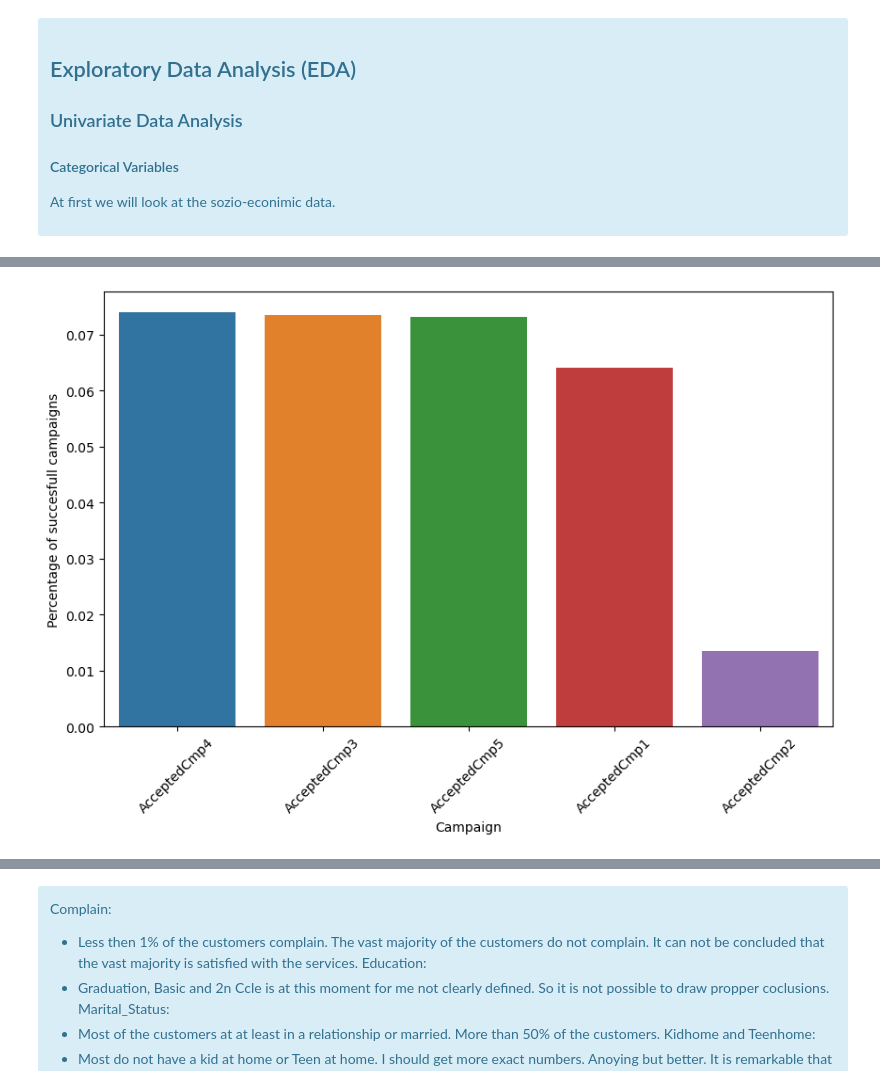
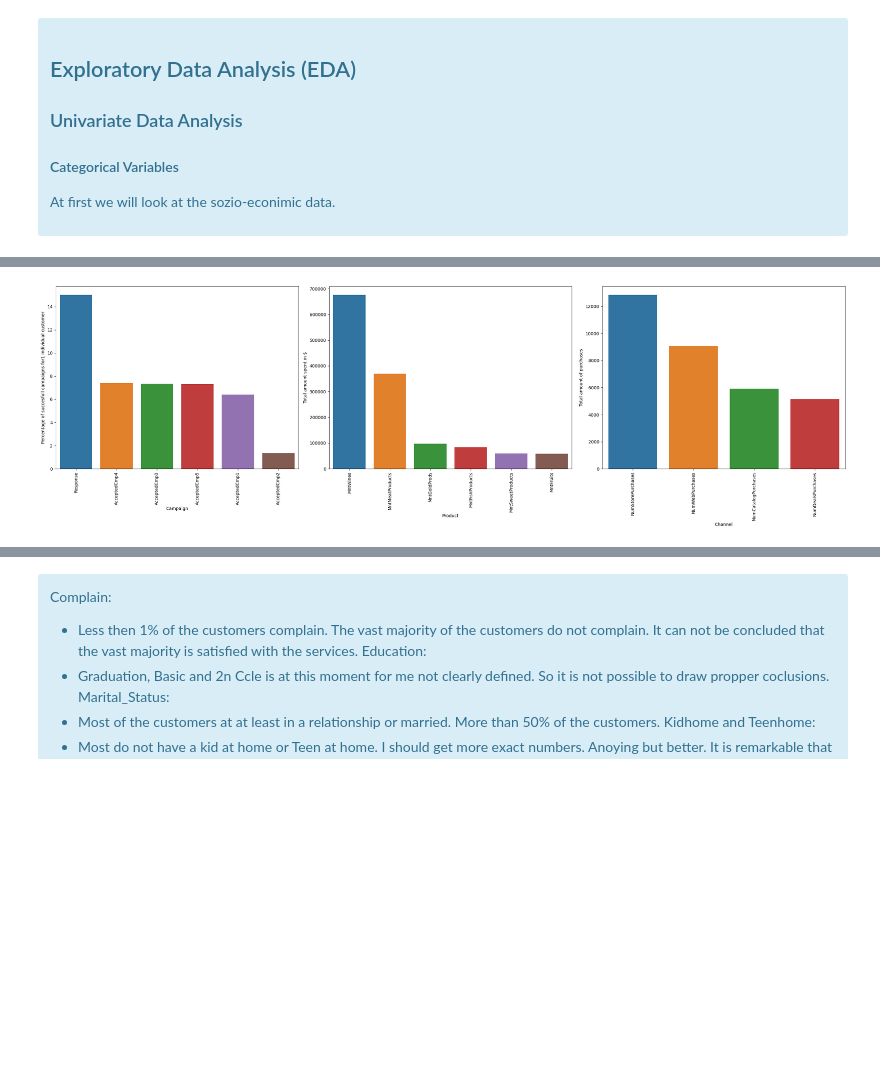
Before and after one commit to Tomson909/Customer-Personality-Analysis, a Jupyter notebook: main.ipynb, the cells around one changed output, grey strips where cells are left out. Drawn from its saved outputs; the diff is of its cells as text; code cells hidden in the pictures; blank space fills up the shorter version.

```diff
--- a/main.ipynb
+++ b/main.ipynb
@@ -208,16 +209,38 @@ plt.show()
 # %%
 # What was the most succesfull campaign
 def percentage(x):
-    return x.sum() / x.count()
+    return x.sum() / x.count()*100
 
-campaign_succes = data[['AcceptedCmp1', 'AcceptedCmp2', 'AcceptedCmp3', 'AcceptedCmp4', 'AcceptedCmp5']].agg(percentage)
+campaign_succes = data[['AcceptedCmp1', 'AcceptedCmp2', 'AcceptedCmp3', 'AcceptedCmp4', 'AcceptedCmp5', 'Response']].agg(percentage)
 campaign_succes = campaign_succes.sort_values(ascending=False)
+fig, ax = plt.subplots(1, 3, figsize=(26, 8))
+# plot
+sns.barplot(x=campaign_succes.index, y=campaign_succes, ax=ax[0])
+ax[0].set_ylabel('Percentage of succesfull campaigns for1 individual customer')
+ax[0].set_xlabel('Campaign')
+ax[0].tick_params(axis='x', rotation=90)
+
+# what is thoe most succesfull product?
+sum_product = data[['MntWines', 'MntFruits', 'MntMeatProducts', 'MntFishProducts', 'MntSweetProducts', 'MntGoldProds']].sum()
+sum_product = sum_product.sort_values(ascending=False)
 
 # plot
-fig, ax = plt.subplots(1, 1, figsize=(10, 6))
-sns.barplot(x=campaign_succes.index, y=campaign_succes, ax=ax)
-ax.set_ylabel('Percentage of succesfull campaigns')
-ax.set_xlabel('Campaign')
-ax.tick_params(axis='x', rotation=45)
+sns.barplot(x=sum_product.index, y=sum_product, ax=ax[1])
+ax[1].set_ylabel('Total amount spent in $')
+ax[1].set_xlabel('Product')
+ax[1].tick_params(axis='x', rotation=90)
+
+
+# interesting is also whether where the customers bought there products
+sum_channel = data[['NumDealsPurchases', 'NumWebPurchases', 'NumCatalogPurchases', 'NumStorePurchases']].sum()
+sum_channel = sum_channel.sort_values(ascending=False)
+
+sns.barplot(x=sum_channel.index, y=sum_channel, ax=ax[2])
+ax[2].set_ylabel('Total amount of purchases')
+ax[2].set_xlabel('Channel')
+ax[2].tick_params(axis='x', rotation=90)
+
+plt.tight_layout()
+plt.show()
 # %% [output]
-[figure, old version]
+[figure, new version]
```
Also changed, not shown: parts of 17 cells of this notebook.
